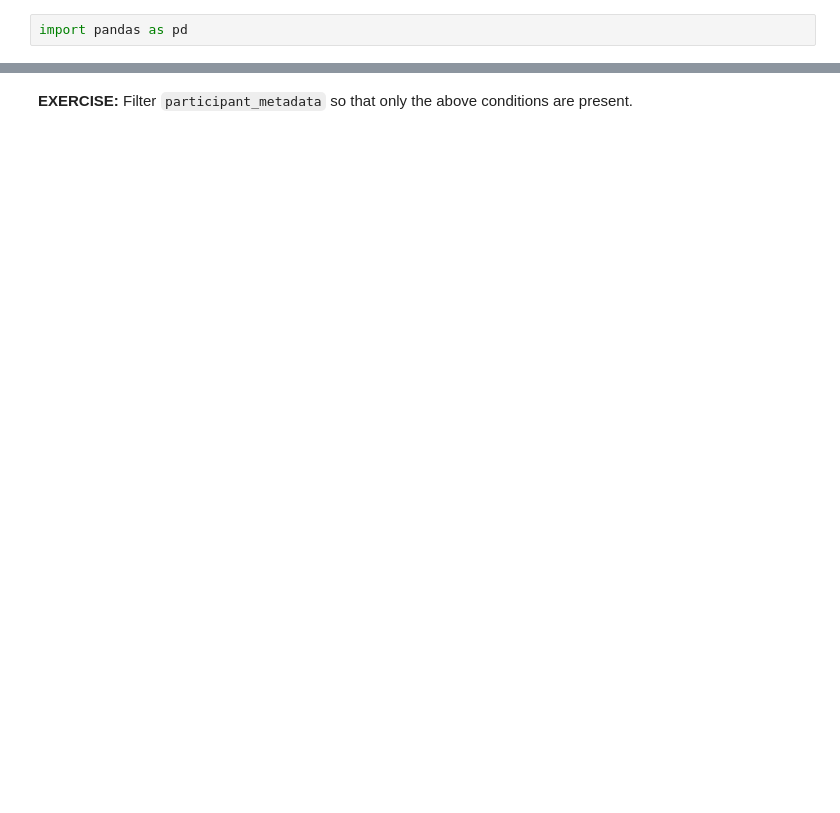
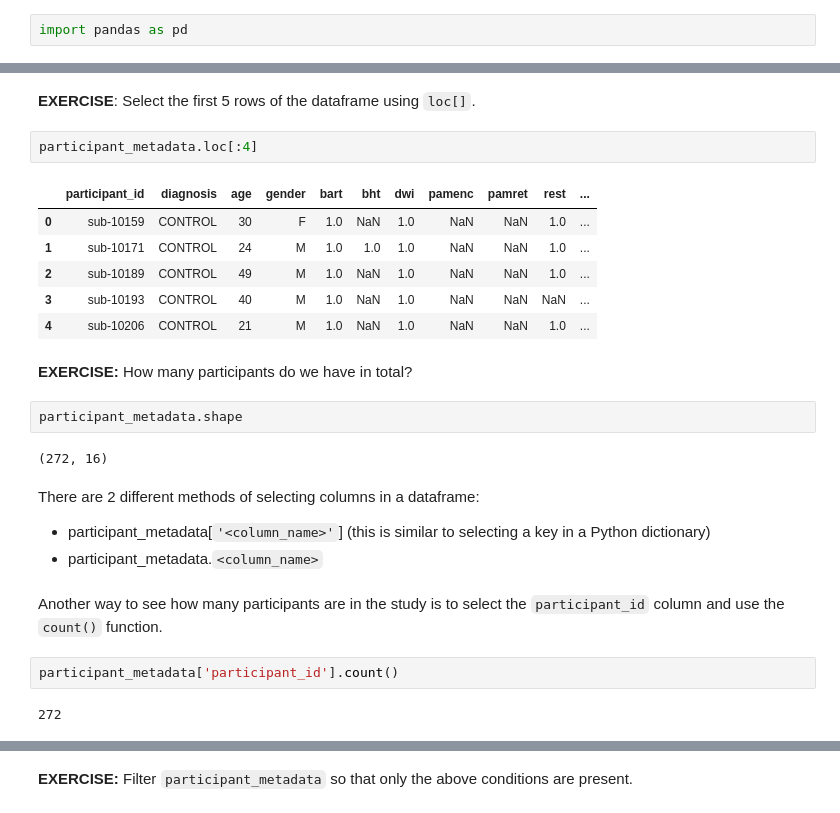
Before and after one commit to carpentries-incubator/SDC-BIDS-fMRI, a Jupyter notebook: bin/02_intro-dataset_solutions.ipynb, the cells around one changed output, grey strips where cells are left out. Drawn from its saved outputs; the diff is of its cells as text; blank space fills up the shorter version.

```diff
--- a/bin/02_intro-dataset_solutions.ipynb
+++ b/bin/02_intro-dataset_solutions.ipynb
@@ -15,0 +57,27 @@ participant_metadata
+# %% [markdown]
+**EXERCISE**: Select the first 5 rows of the dataframe using `loc[]`.
+# %%
+participant_metadata.loc[:4]
+# %% [output]
+|  | participant_id | diagnosis | age | gender | bart | bht | dwi | pamenc | pamret | rest | ... |
+| 0 | sub-10159 | CONTROL | 30 | F | 1.0 | NaN | 1.0 | NaN | NaN | 1.0 | ... |
+| 1 | sub-10171 | CONTROL | 24 | M | 1.0 | 1.0 | 1.0 | NaN | NaN | 1.0 | ... |
+| 2 | sub-10189 | CONTROL | 49 | M | 1.0 | NaN | 1.0 | NaN | NaN | 1.0 | ... |
+| 3 | sub-10193 | CONTROL | 40 | M | 1.0 | NaN | 1.0 | NaN | NaN | NaN | ... |
+| 4 | sub-10206 | CONTROL | 21 | M | 1.0 | NaN | 1.0 | NaN | NaN | 1.0 | ... |
+# %% [markdown]
+**EXERCISE:** How many participants do we have in total?
+# %%
+participant_metadata.shape
+# %% [output]
+(272, 16)
+# %% [markdown]
+There are 2 different methods of selecting columns in a dataframe:
+*  participant_metadata[`'<column_name>'`] (this is similar to selecting a key in a Python dictionary)
+*  participant_metadata.`<column_name>`
+# %% [markdown]
+Another way to see how many participants are in the study is to select the `participant_id` column and use the `count()` function.
+# %%
+participant_metadata['participant_id'].count()
+# %% [output]
+272
```
Also changed, not shown: parts of 55 cells of this notebook.
